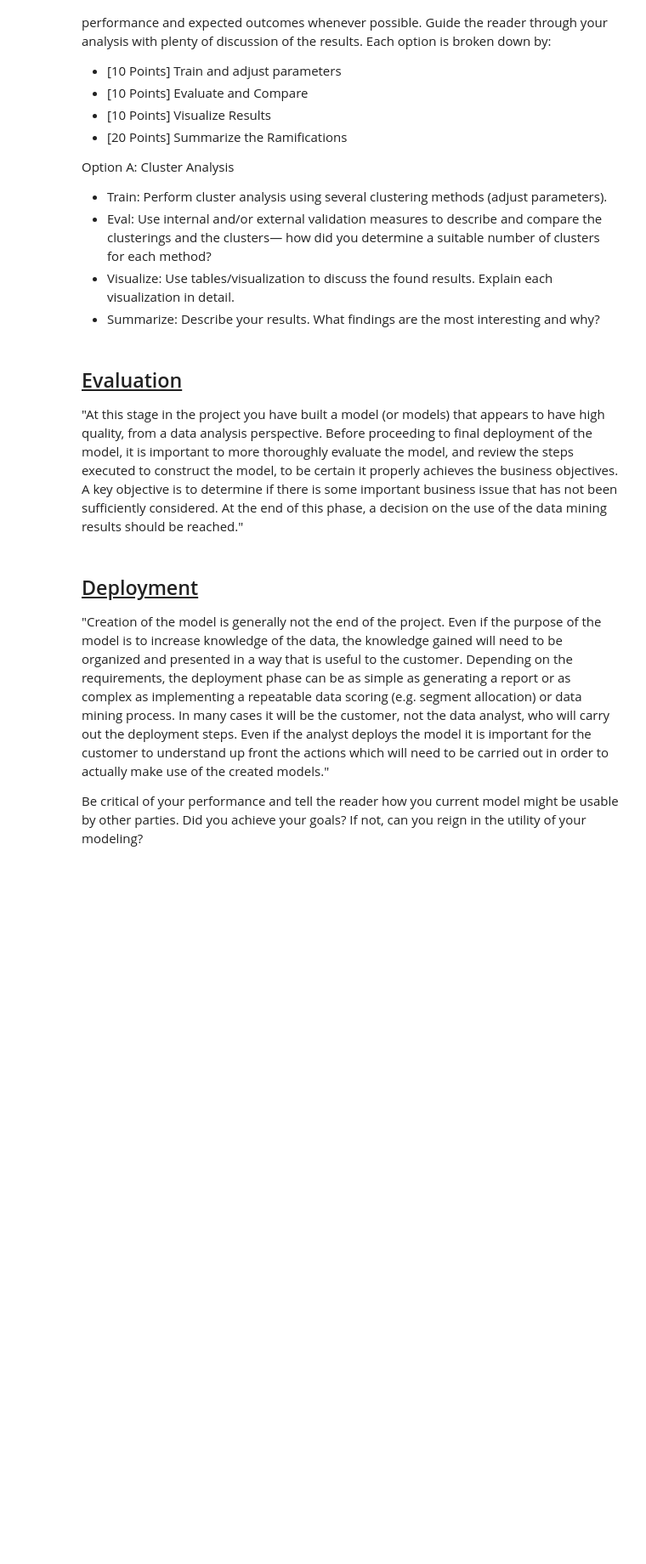
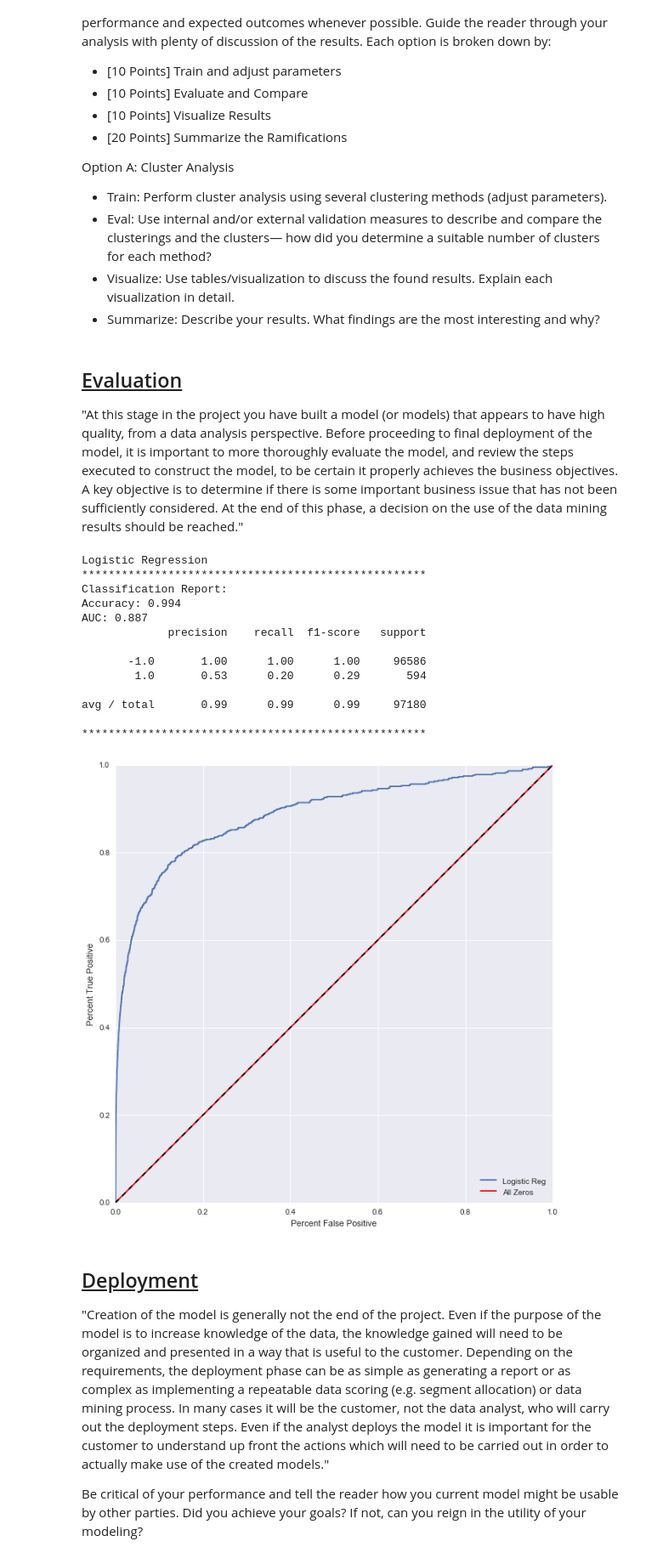
Before and after one commit to rlshuhart/MSDS7331_Project_3, a Jupyter notebook: CRISP-DM Model Breast Cancer Clustering.ipynb, the cells around one changed output. Shown at 85% size. Drawn from its saved outputs; the diff is of its cells as text; code cells hidden in the pictures; blank space fills up the shorter version.

Commit message:
add logistic regression

```diff
--- a/CRISP-DM Model Breast Cancer Clustering.ipynb
+++ b/CRISP-DM Model Breast Cancer Clustering.ipynb
@@ -138,3 +140,7 @@ sns.heatmap(corr, mask=mask, cmap=cmap, vmax=.3,
 # %% [markdown]
 ## <u>Data Preparation
 "The data preparation phase covers all activities to construct the final dataset (data that will be fed into the modeling tool(s)) from the initial raw data. Data preparation tasks are likely to be performed multiple times, and not in any prescribed order. Tasks include table, record, and attribute selection as well as transformation and cleaning of data for modeling tools."
+# %%
+# Seperate target data and explanatory data to NumPy arrays
+y = info['isMalignant'].values
+X = features.values
@@ -160,3 +175,19 @@ each method?
 * Visualize: Use tables/visualization to discuss the found results. Explain each
 visualization in detail.
 * Summarize: Describe your results. What findings are the most interesting and why?
+# %%
+#Logistic Regression Base line
+from sklearn.preprocessing import StandardScaler
+from sklearn.linear_model import LogisticRegression
+from sklearn.pipeline import Pipeline
+
+###############################################################################
+########################## Logistic Regression Pipe ###########################
+###############################################################################
+clf_name='Logistic Regression'
+pipe_lr = Pipeline([('scl', StandardScaler()),
+                    ('clf', LogisticRegression(random_state=1))])
+param_grid_lr = [{'clf__C': [.1,1,10],
+                  'clf__penalty': ['l1','l2'],
+                  'clf__class_weight': ['balanced', None]}]
+payload_lr = [clf_name, pipe_lr, param_grid_lr]
@@ -163,6 +227,59 @@ visualization in detail.
 # %% [markdown]
 ## <u>Evaluation
 "At this stage in the project you have built a model (or models) that appears to have high quality, from a data analysis perspective. Before proceeding to final deployment of the model, it is important to more thoroughly evaluate the model, and review the steps executed to construct the model, to be certain it properly achieves the business objectives. A key objective is to determine if there is some important business issue that has not been sufficiently considered. At the end of this phase, a decision on the use of the data mining results should be reached."
+# %%
+%matplotlib inline
+# Source: Python Machine Learning by Sebastian Raschka
+# Create train and test sets using 80/20 split
+from sklearn.cross_validation import train_test_split
+from sklearn.metrics import classification_report, roc_auc_score, accuracy_score
+
+# Make ROC Curve
+def roc_data(gs, X_train, y_train, X_test, y_test):
+    with warnings.catch_warnings():
+        warnings.simplefilter("ignore")
+        best_clf = gs.best_estimator_
+        best_clf.fit(X_train, y_train)
+        y_pred_proba = best_clf.predict_proba(X_test)[:, 1]
+        fpr, tpr, _ = roc_curve(y_test, y_pred_proba)
+        y_pred = best_clf.predict(X_test)
+        print("****************************************************")
+        print("Classification Report:")
+        print("Accuracy: %.3f" % accuracy_score(y_test, y_pred))
+        print("AUC: %.3f" % roc_auc_score(y_test, y_pred_proba))
+        print(classification_report(y_test, y_pred))
+        print("****************************************************")
+        print("\n")
+    return fpr, tpr
+
+print("Logistic Regression")
+fpr_lr, tpr_lr = roc_data(gs_lr, X_train, y_train, X_test, y_test)
+
+fpr_zero, tpr_zero, _ = roc_curve(y_test, np.zeros(len(y_test)))
+
+plt.figure(figsize=(10, 10))
+plt.plot(fpr_lr, tpr_lr, label='Logistic Reg')
+plt.plot(fpr_zero, tpr_zero, label='All Zeros', color="red")# Equivalent to Diagonal
+plt.plot([0, 1], [0, 1], 'k--')
+plt.legend(loc="lower right")
+plt.xlabel('Percent False Positive')
+plt.ylabel('Percent True Positive')
+plt.show()
+# %% [output]
+Logistic Regression
+****************************************************
+Classification Report:
+Accuracy: 0.994
+AUC: 0.887
+             precision    recall  f1-score   support
+
+       -1.0       1.00      1.00      1.00     96586
+        1.0       0.53      0.20      0.29       594
+
+avg / total       0.99      0.99      0.99     97180
+
+****************************************************
+[figure, added]
 # %% [markdown]
 ## <u>Deployment
 "Creation of the model is generally not the end of the project. Even if the purpose of the model is to increase knowledge of the data, the knowledge gained will need to be organized and presented in a way that is useful to the customer. Depending on the requirements, the deployment phase can be as simple as generating a report or as complex as implementing a repeatable data scoring (e.g. segment allocation) or data mining process. In many cases it will be the customer, not the data analyst, who will carry out the deployment steps. Even if the analyst deploys the model it is important for the customer to understand up front the actions which will need to be carried out in order to actually make use of the created models."
```
Also changed, not shown: parts of 3 cells of this notebook.
